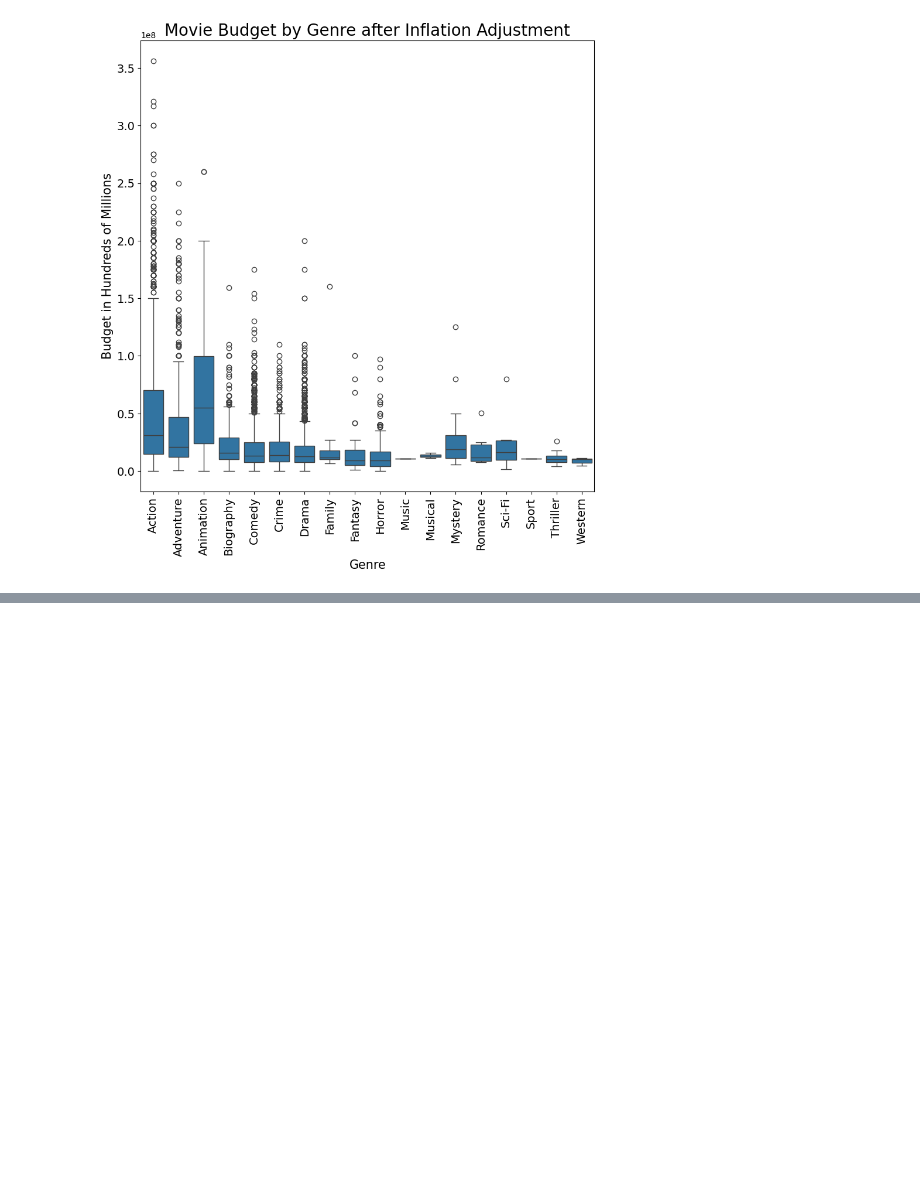
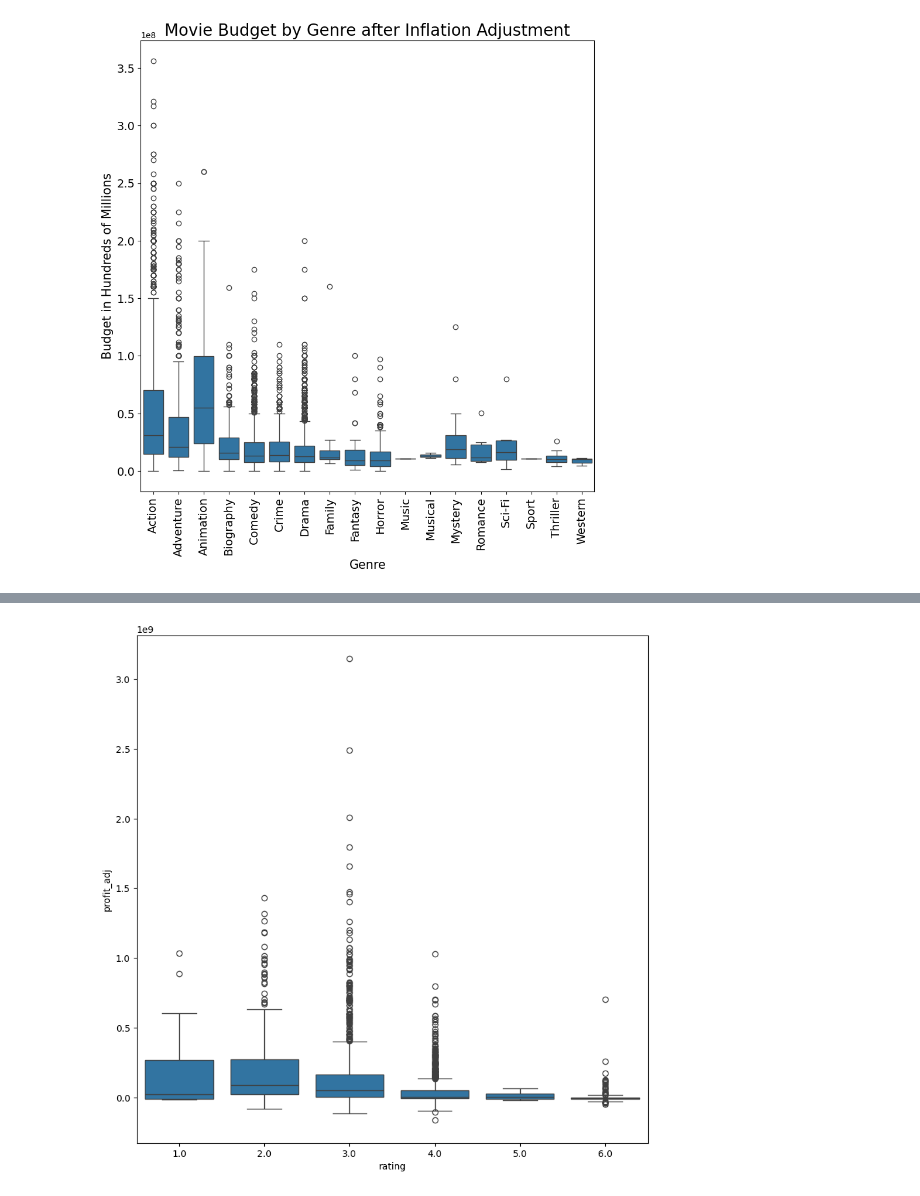
Before and after one commit to pujakc/Project4, a Jupyter notebook: Code/03_Budget_adjustment.ipynb, the cells around one changed output, grey strips where cells are left out. Cells and saved outputs as stored; diff of their text form; code cells hidden in the pictures; blank space fills up the shorter version.

```diff
--- a/Code/03_Budget_adjustment.ipynb
+++ b/Code/03_Budget_adjustment.ipynb
@@ -401,0 +411,3 @@ df.to_csv('../Data/final_inflation_adj_data.csv', index = False)
+# %%
+post07 = df[df['year'] >= 2007]
+post07 = post07[post07['year'] < 2020]
@@ -401,0 +423,5 @@ df.to_csv('../Data/final_inflation_adj_data.csv', index = False)
+# %%
+plt.figure(figsize = (10,10))
+sns.boxplot(data = post07, x = 'rating', y = 'profit_adj');
+# %% [output]
+[figure, added]
```
Also changed, not shown: parts of 4 cells of this notebook, 2 other files.
